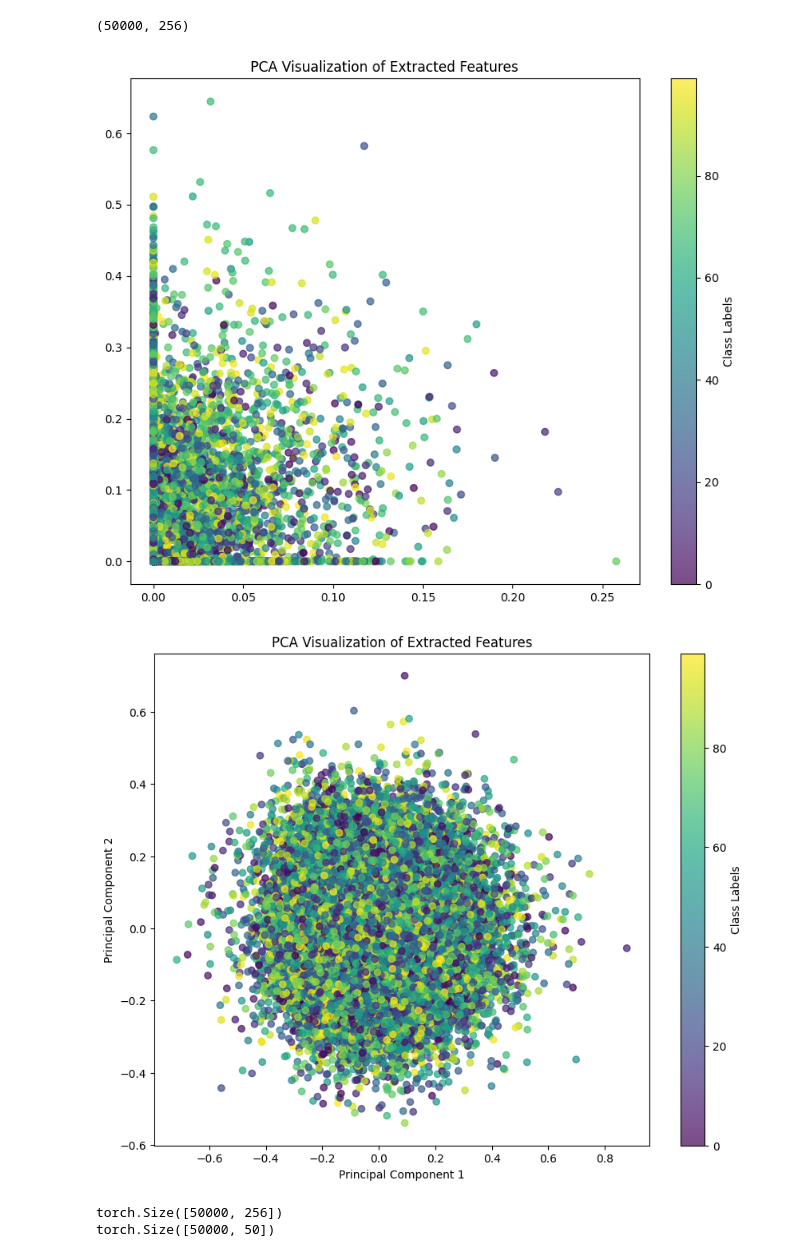
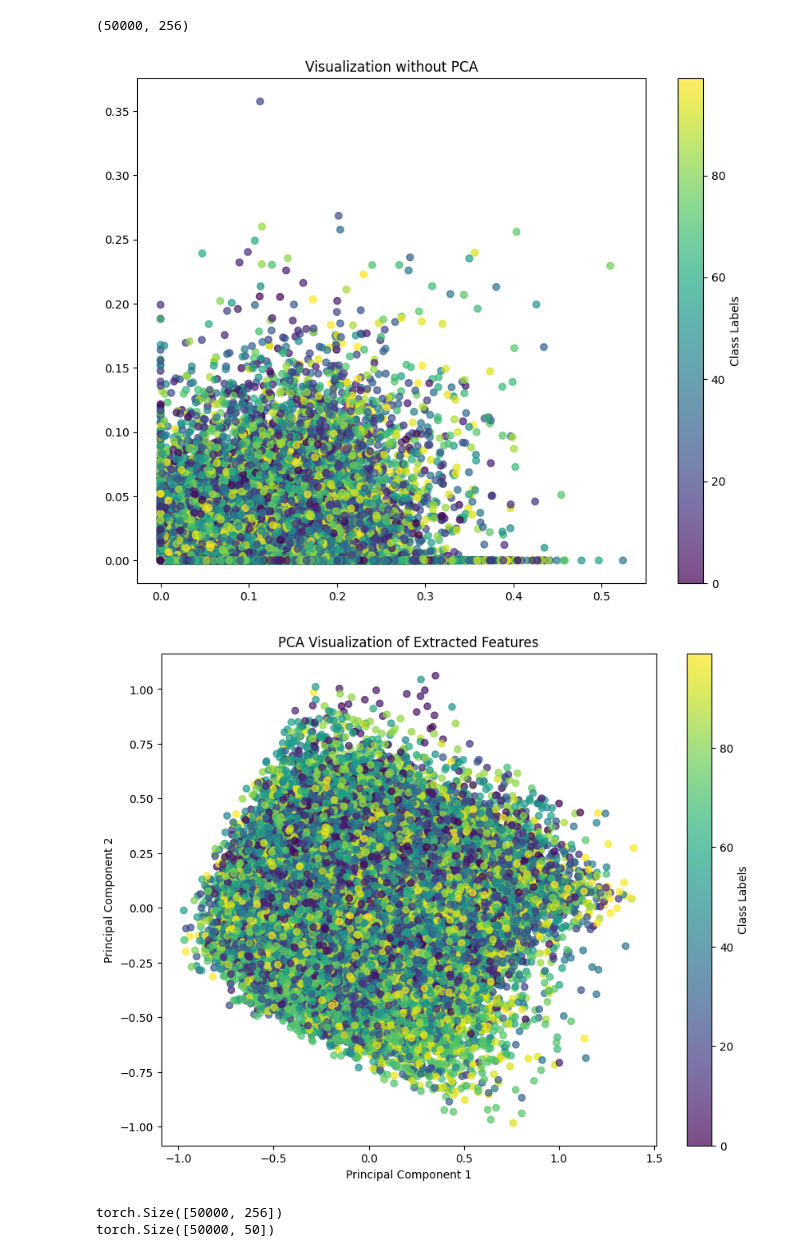
Before and after one commit to abrham17/ML_Pytorch_repo, a Jupyter notebook: PCA.ipynb, the cells around one changed output. Drawn from its saved outputs; the diff is of its cells as text; code cells hidden in the pictures.

```diff
--- a/PCA.ipynb
+++ b/PCA.ipynb
@@ -64,12 +64,13 @@ FeatureExtractor(
 # %%
 all_features = []
 all_labels = []
+
 with torch.no_grad():
     for images, labels in train_loader:
         images = images.to(device)
         features = feature_extractor(images)
-        all_features.append(features.cpu().numpy())
-        all_labels.append(labels.cpu().numpy())
+        all_features.append(features.to(device).numpy())
+        all_labels.append(labels.to(device).numpy())
 # %%
 all_features = np.concatenate(all_features, axis=0)  #(50000 , 256)
 all_labels = np.concatenate(all_labels, axis=0)
@@ -84,23 +85,23 @@ pca_features = pca.fit_transform(all_features)
 # %%
 
 plt.figure(figsize=(10, 8))
-scatter = plt.scatter(all_features[:, 10], all_features[:, 11], c=all_labels, cmap='viridis', alpha=0.7)
-plt.title("PCA Visualization of Extracted Features")
+scatter = plt.scatter(all_features[:, 1], all_features[:, 2], c=all_labels, cmap='viridis', alpha=0.7)
+plt.title("Visualization without PCA")
 plt.colorbar(scatter, label='Class Labels')
 plt.show()
 # %% [output]
-[figure, old version]
+[figure, new version]
 # %%
 
 plt.figure(figsize=(10, 8))
-scatter = plt.scatter(pca_features[:, 10], pca_features[:, 11], c=all_labels, cmap='viridis', alpha=0.7)
+scatter = plt.scatter(pca_features[:, 1], pca_features[:, 2], c=all_labels, cmap='viridis', alpha=0.7)
 plt.xlabel("Principal Component 1")
 plt.ylabel("Principal Component 2")
 plt.title("PCA Visualization of Extracted Features")
 plt.colorbar(scatter, label='Class Labels')
 plt.show()
 # %% [output]
-[figure, old version]
+[figure, new version]
 # %%
 features_tensor = torch.tensor(all_features, dtype=torch.float32)
 pca_features_tensor = torch.tensor(pca_features, dtype=torch.float32)
```
Also changed, not shown: parts of 6 cells of this notebook.
